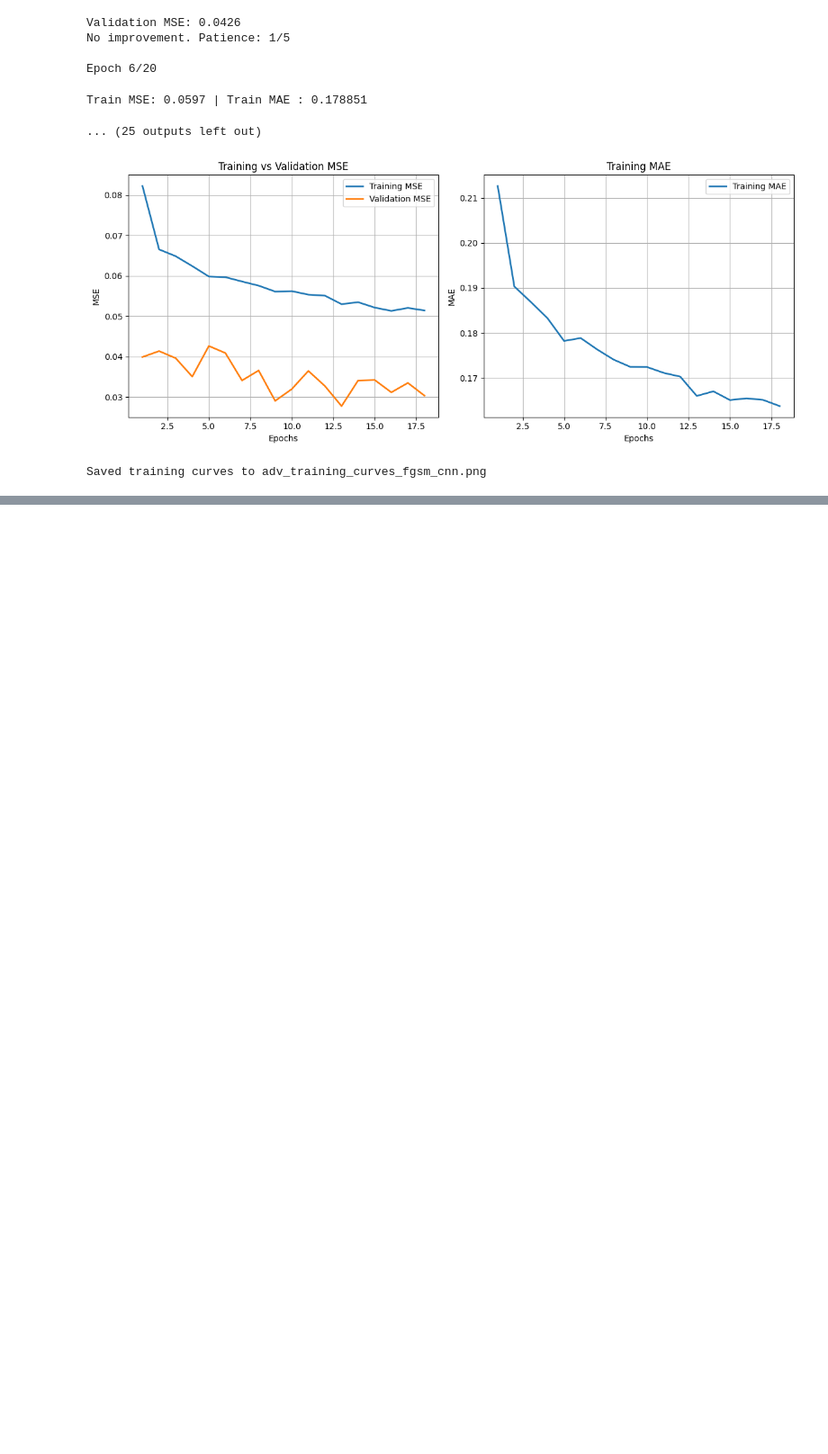
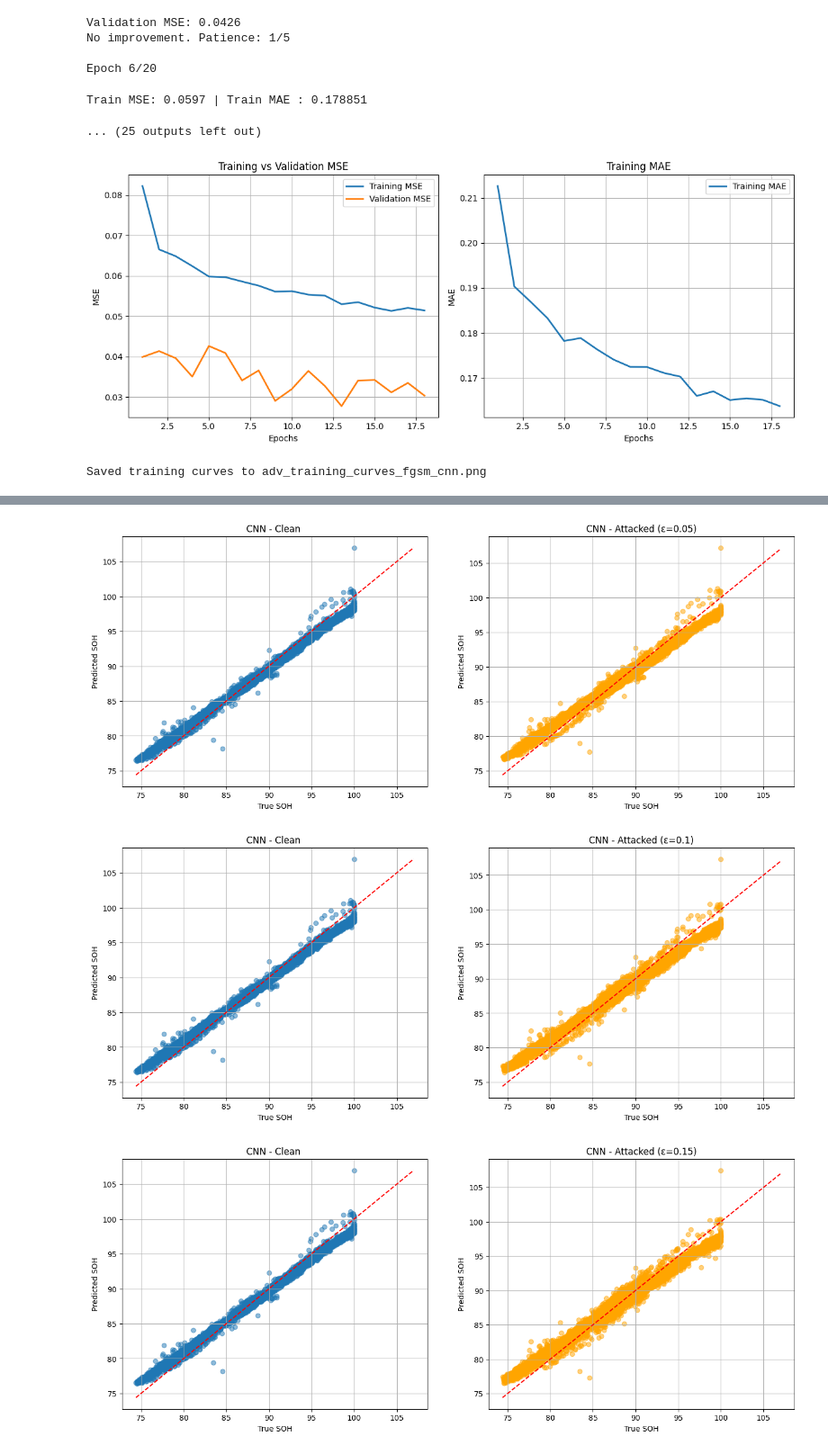
Before and after one commit to Mangalasridharan/robust-soh-estimation, a Jupyter notebook: Notebooks/Adversarial Training/fgsm_cnn_at.ipynb, the cells around one changed output, grey strips where cells are left out. Shown at 90% size. Drawn from its saved outputs; the diff is of its cells as text; code cells hidden in the pictures; blank space fills up the shorter version.

```diff
--- a/Notebooks/Adversarial Training/fgsm_cnn_at.ipynb
+++ b/Notebooks/Adversarial Training/fgsm_cnn_at.ipynb
@@ -674,3 +644,22 @@ def attack_eval(model, X_ic_test, X_context_test, y_test, epsilon, model_name=""
     plt.ylabel("Predicted SOH")
     plt.grid()
     plt.show()
+# %%
+eps_values = [0.05, 0.1, 0.15, 0.2, 0.25, 0.3, 0.35]
+
+results_fgsm_at_cnn = run_attack_evaluation(
+    model=adv_fgsm_cnn,
+    model_name="CNN",
+    attack_fn=fgsm_attack,
+    X_ic_test=X_ic_test,
+    X_context_test=X_context_test,
+    y_test_norm=y_test,
+    y_std=y_std,
+    y_mean=y_mean,
+    eps_values=eps_values,
+    plot=True   # True only when you want plots
+)
+# %% [output]
+[figure, added]
+[figure, added]
+[figure, added]
```
Also changed, not shown: parts of 17 cells of this notebook, 7 other files.
